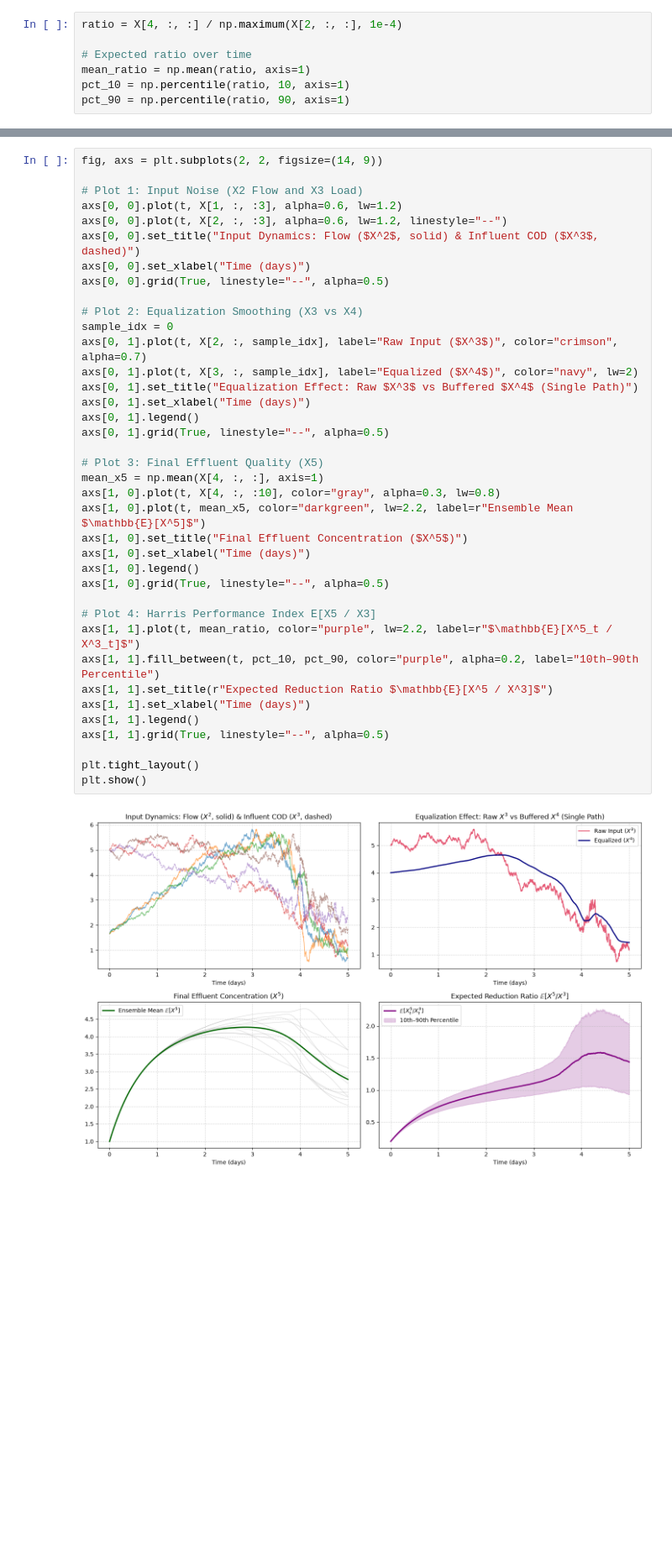
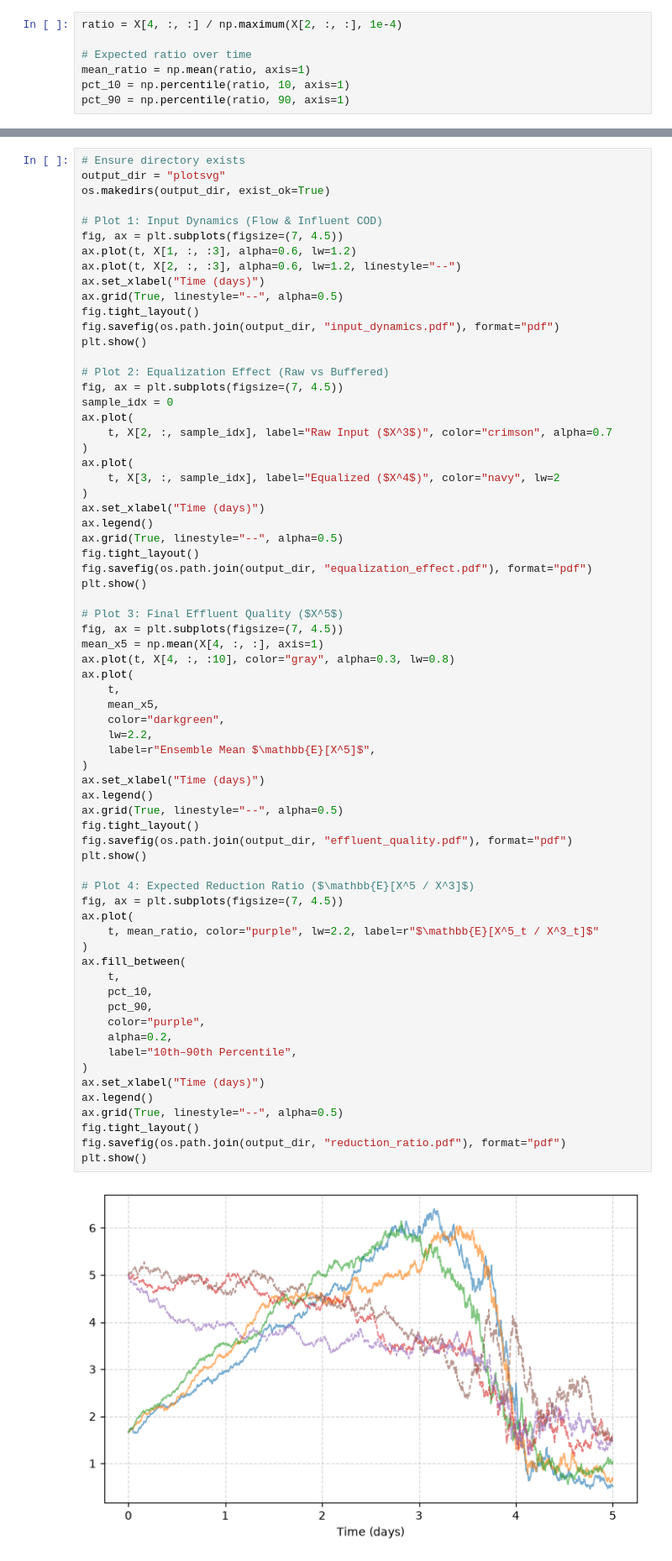
Before and after one commit to AKwasTaken/BrownianDecay, a Jupyter notebook: BioWasteTreatment/simulation.ipynb, the cells around one changed output, grey strips where cells are left out. Shown at 84% size. Drawn from its saved outputs; the diff is of its cells as text; blank space fills up the shorter version.

Commit message:
first set of graphs added

```diff
--- a/BioWasteTreatment/simulation.ipynb
+++ b/BioWasteTreatment/simulation.ipynb
@@ -81,40 +120,70 @@ pct_90 = np.percentile(ratio, 90, axis=1)
 # %%
-fig, axs = plt.subplots(2, 2, figsize=(14, 9))
+# Ensure directory exists
+output_dir = "plotsvg"
+os.makedirs(output_dir, exist_ok=True)
 
-# Plot 1: Input Noise (X2 Flow and X3 Load)
-axs[0, 0].plot(t, X[1, :, :3], alpha=0.6, lw=1.2)
-axs[0, 0].plot(t, X[2, :, :3], alpha=0.6, lw=1.2, linestyle="--")
-axs[0, 0].set_title("Input Dynamics: Flow ($X^2$, solid) & Influent COD ($X^3$, dashed)")
-axs[0, 0].set_xlabel("Time (days)")
-axs[0, 0].grid(True, linestyle="--", alpha=0.5)
+# Plot 1: Input Dynamics (Flow & Influent COD)
+fig, ax = plt.subplots(figsize=(7, 4.5))
+ax.plot(t, X[1, :, :3], alpha=0.6, lw=1.2)
+ax.plot(t, X[2, :, :3], alpha=0.6, lw=1.2, linestyle="--")
+ax.set_xlabel("Time (days)")
+ax.grid(True, linestyle="--", alpha=0.5)
+fig.tight_layout()
+fig.savefig(os.path.join(output_dir, "input_dynamics.pdf"), format="pdf")
+plt.show()
 
-# Plot 2: Equalization Smoothing (X3 vs X4)
+# Plot 2: Equalization Effect (Raw vs Buffered)
+fig, ax = plt.subplots(figsize=(7, 4.5))
 sample_idx = 0
-axs[0, 1].plot(t, X[2, :, sample_idx], label="Raw Input ($X^3$)", color="crimson", alpha=0.7)
-axs[0, 1].plot(t, X[3, :, sample_idx], label="Equalized ($X^4$)", color="navy", lw=2)
-axs[0, 1].set_title("Equalization Effect: Raw $X^3$ vs Buffered $X^4$ (Single Path)")
-axs[0, 1].set_xlabel("Time (days)")
-axs[0, 1].legend()
-axs[0, 1].grid(True, linestyle="--", alpha=0.5)
+ax.plot(
+    t, X[2, :, sample_idx], label="Raw Input ($X^3$)", color="crimson", alpha=0.7
+)
+ax.plot(
+    t, X[3, :, sample_idx], label="Equalized ($X^4$)", color="navy", lw=2
+)
+ax.set_xlabel("Time (days)")
+ax.legend()
+ax.grid(True, linestyle="--", alpha=0.5)
+fig.tight_layout()
+fig.savefig(os.path.join(output_dir, "equalization_effect.pdf"), format="pdf")
+plt.show()
 
-# Plot 3: Final Effluent Quality (X5)
+# Plot 3: Final Effluent Quality ($X^5$)
+fig, ax = plt.subplots(figsize=(7, 4.5))
 mean_x5 = np.mean(X[4, :, :], axis=1)
-axs[1, 0].plot(t, X[4, :, :10], color="gray", alpha=0.3, lw=0.8)
-axs[1, 0].plot(t, mean_x5, color="darkgreen", lw=2.2, label=r"Ensemble Mean $\mathbb{E}[X^5]$")
-axs[1, 0].set_title("Final Effluent Concentration ($X^5$)")
-axs[1, 0].set_xlabel("Time (days)")
-axs[1, 0].legend()
-axs[1, 0].grid(True, linestyle="--", alpha=0.5)
+ax.plot(t, X[4, :, :10], color="gray", alpha=0.3, lw=0.8)
+ax.plot(
+    t,
+    mean_x5,
+    color="darkgreen",
+    lw=2.2,
+    label=r"Ensemble Mean $\mathbb{E}[X^5]$",
+)
+ax.set_xlabel("Time (days)")
+ax.legend()
+ax.grid(True, linestyle="--", alpha=0.5)
+fig.tight_layout()
+fig.savefig(os.path.join(output_dir, "effluent_quality.pdf"), format="pdf")
+plt.show()
 
-# Plot 4: Harris Performance Index E[X5 / X3]
-axs[1, 1].plot(t, mean_ratio, color="purple", lw=2.2, label=r"$\mathbb{E}[X^5_t / X^3_t]$")
-axs[1, 1].fill_between(t, pct_10, pct_90, color="purple", alpha=0.2, label="10th–90th Percentile")
-axs[1, 1].set_title(r"Expected Reduction Ratio $\mathbb{E}[X^5 / X^3]$")
-axs[1, 1].set_xlabel("Time (days)")
-axs[1, 1].legend()
-axs[1, 1].grid(True, linestyle="--", alpha=0.5)
-
-plt.tight_layout()
+# Plot 4: Expected Reduction Ratio ($\mathbb{E}[X^5 / X^3]$)
+fig, ax = plt.subplots(figsize=(7, 4.5))
+ax.plot(
+    t, mean_ratio, color="purple", lw=2.2, label=r"$\mathbb{E}[X^5_t / X^3_t]$"
+)
+ax.fill_between(
+    t,
+    pct_10,
+    pct_90,
+    color="purple",
+    alpha=0.2,
+    label="10th–90th Percentile",
+)
+ax.set_xlabel("Time (days)")
+ax.legend()
+ax.grid(True, linestyle="--", alpha=0.5)
+fig.tight_layout()
+fig.savefig(os.path.join(output_dir, "reduction_ratio.pdf"), format="pdf")
 plt.show()
 # %% [output]
-[figure, old version]
+[figure, new version]
```
Also changed, not shown: parts of 9 cells of this notebook, 12 other files.
